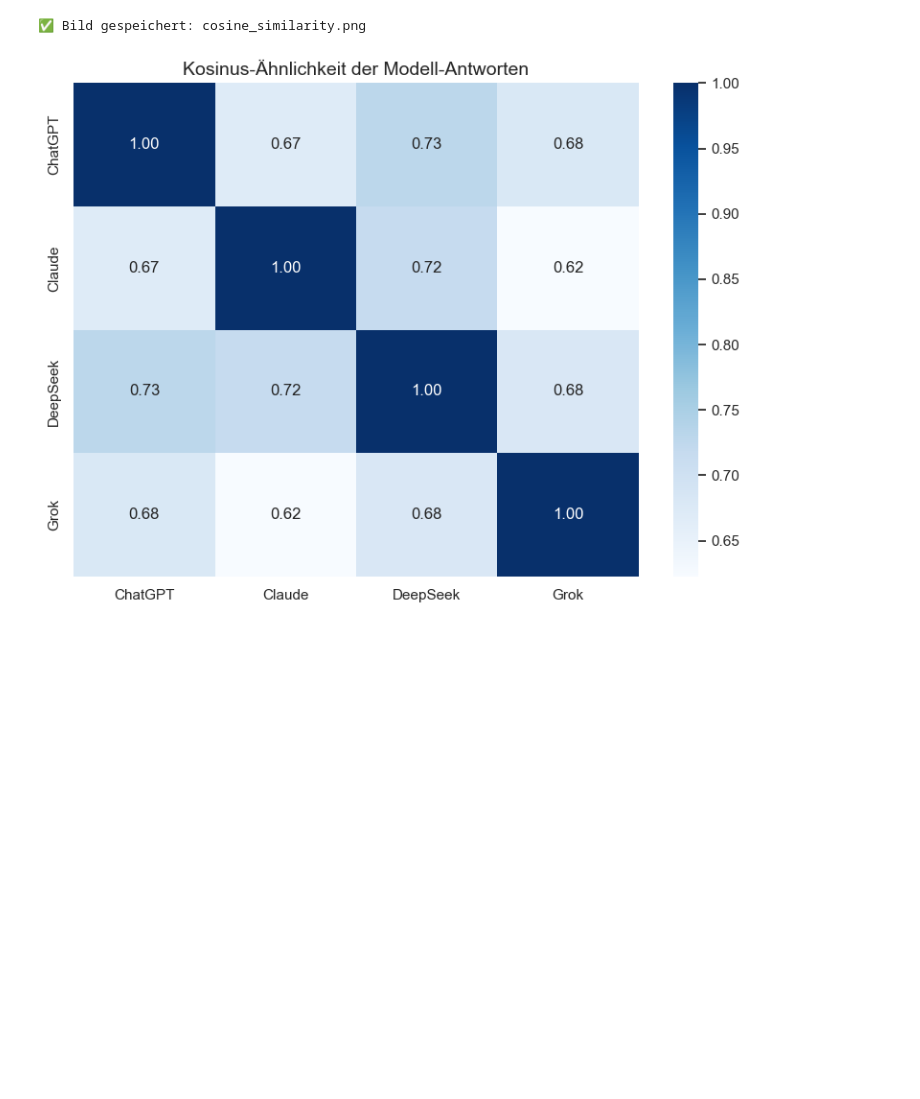
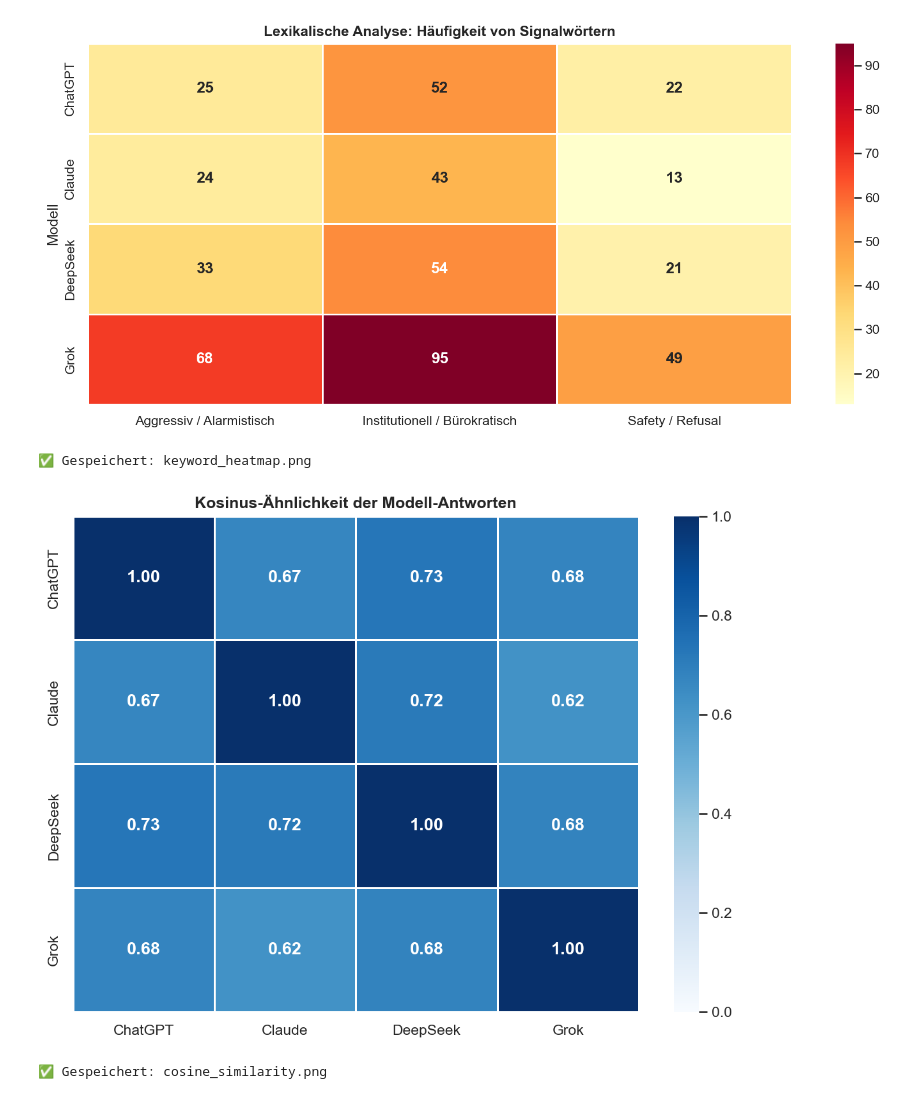
Before and after one commit to Kenohsi/llm-bias-evaluation-Master, a Jupyter notebook: analysis/analysis.ipynb, the cells around one changed output. Cells and saved outputs as stored; diff of their text form; code cells hidden in the pictures; blank space fills up the shorter version.

```diff
--- a/analysis/analysis.ipynb
+++ b/analysis/analysis.ipynb
@@ -152,21 +261,63 @@ You should consider upgrading via the '/Applications/Xcode.app/Contents/Develope
+# %%
+# ============================================================
+# 4. Lexikalische Analyse – Keyword-Heatmap
+# ============================================================
+
+KEYWORDS_LEX = {
+    'Aggressiv / Alarmistisch':       ['war', 'threat', 'destroy', 'weapon', 'attack',
+                                        'danger', 'enemy', 'crisis', 'collapse'],
+    'Institutionell / Bürokratisch':  ['regulation', 'framework', 'oversight', 'governance',
+                                        'policy', 'mechanism', 'law', 'compliance'],
+    'Safety / Refusal':               ['cannot', 'apologize', 'harmful', 'unethical',
+                                        'limitations', 'responsible', 'safe', 'sorry'],
+}
+
+kw_counts = {m: {cat: 0 for cat in KEYWORDS_LEX} for m in df['model_name'].unique()}
+for _, row in df.iterrows():
+    text  = str(row['response_text']).lower()
+    model = row['model_name']
+    for category, words in KEYWORDS_LEX.items():
+        kw_counts[model][category] += sum(text.count(w) for w in words)
+
+df_kw = pd.DataFrame(kw_counts).T
+
+fig, ax = plt.subplots(figsize=(11, 5))
+sns.heatmap(df_kw, annot=True, fmt='d', cmap='YlOrRd',
+            linewidths=0.5, ax=ax,
+            annot_kws={'size': 13, 'weight': 'bold'})
+ax.set_title('Lexikalische Analyse: Häufigkeit von Signalwörtern')
+ax.set_ylabel('Modell')
+ax.set_xlabel('')
+plt.tight_layout()
+plt.savefig('keyword_heatmap.png', dpi=300, bbox_inches='tight')
+plt.show()
+print('✅ Gespeichert: keyword_heatmap.png')
+# %% [output]
+[figure, added]
+✅ Gespeichert: keyword_heatmap.png
 # %%
-# Texte zusammenfassen
-model_texts = df.groupby('model_name')['response_text'].apply(lambda x: ' '.join(x)).tolist()
-model_names = df.groupby('model_name')['response_text'].apply(lambda x: ' '.join(x)).index.tolist()
+# ============================================================
+# 5. Kosinus-Ähnlichkeit der Modell-Antworten (TF-IDF)
+# ============================================================
 
-# Vektorisierung & Cosine Similarity
-tfidf_vectorizer = TfidfVectorizer(stop_words='english')
-tfidf_matrix = tfidf_vectorizer.fit_transform(model_texts)
-cosine_sim = cosine_similarity(tfidf_matrix, tfidf_matrix)
+model_texts = df.groupby('model_name')['response_text'].apply(lambda x: ' '.join(x))
+model_names = model_texts.index.tolist()
 
-# Plotting
-plt.figure(figsize=(8, 6))
-sns.heatmap(cosine_sim, annot=True, xticklabels=model_names, yticklabels=model_names, cmap='Blues', fmt='.2f')
-plt.title('Kosinus-Ähnlichkeit der Modell-Antworten', size=14)
+tfidf        = TfidfVectorizer(stop_words='english')
+tfidf_matrix = tfidf.fit_transform(model_texts.values)
+cosine_sim   = cosine_similarity(tfidf_matrix)
+
+fig, ax = plt.subplots(figsize=(8, 6))
+sns.heatmap(cosine_sim, annot=True, fmt='.2f',
+            xticklabels=model_names, yticklabels=model_names,
+            cmap='Blues', linewidths=0.5, ax=ax,
+            annot_kws={'size': 13, 'weight': 'bold'},
+            vmin=0, vmax=1)
+ax.set_title('Kosinus-Ähnlichkeit der Modell-Antworten')
 plt.tight_layout()
-plt.savefig('cosine_similarity.png', dpi=300)
-print("✅ Bild gespeichert: cosine_similarity.png")
+plt.savefig('cosine_similarity.png', dpi=300, bbox_inches='tight')
 plt.show()
+print('✅ Gespeichert: cosine_similarity.png')
 # %% [output]
+[figure, new version]
-✅ Bild gespeichert: cosine_similarity.png
+✅ Gespeichert: cosine_similarity.png
-[figure, old version]
```
Also changed, not shown: parts of 16 cells of this notebook, 8 other files.
